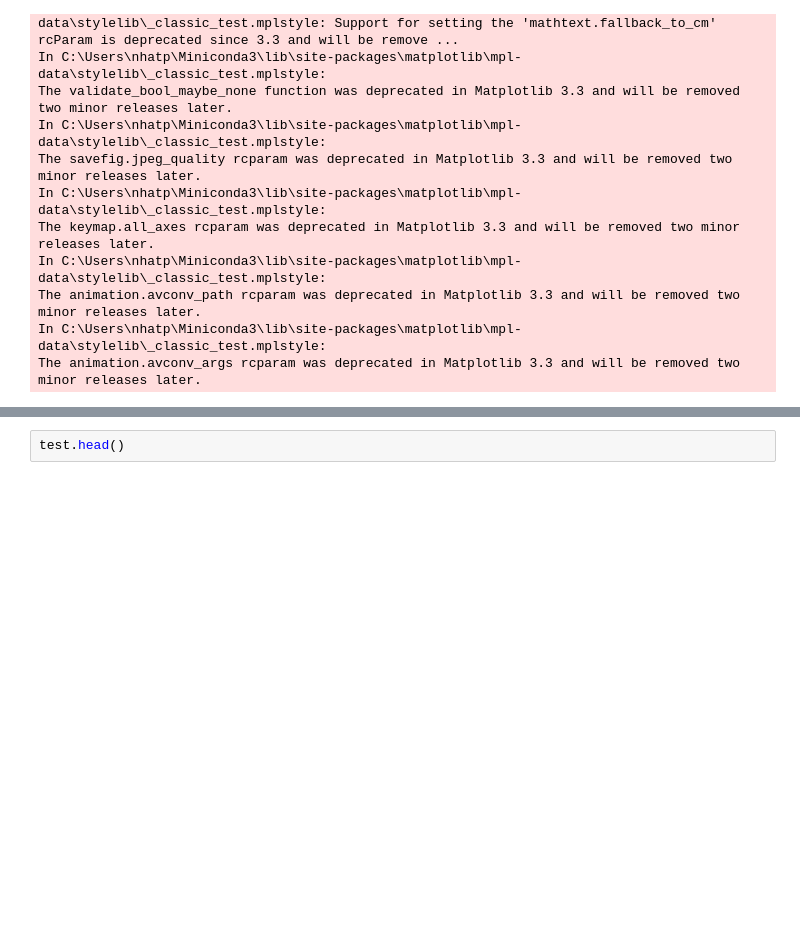
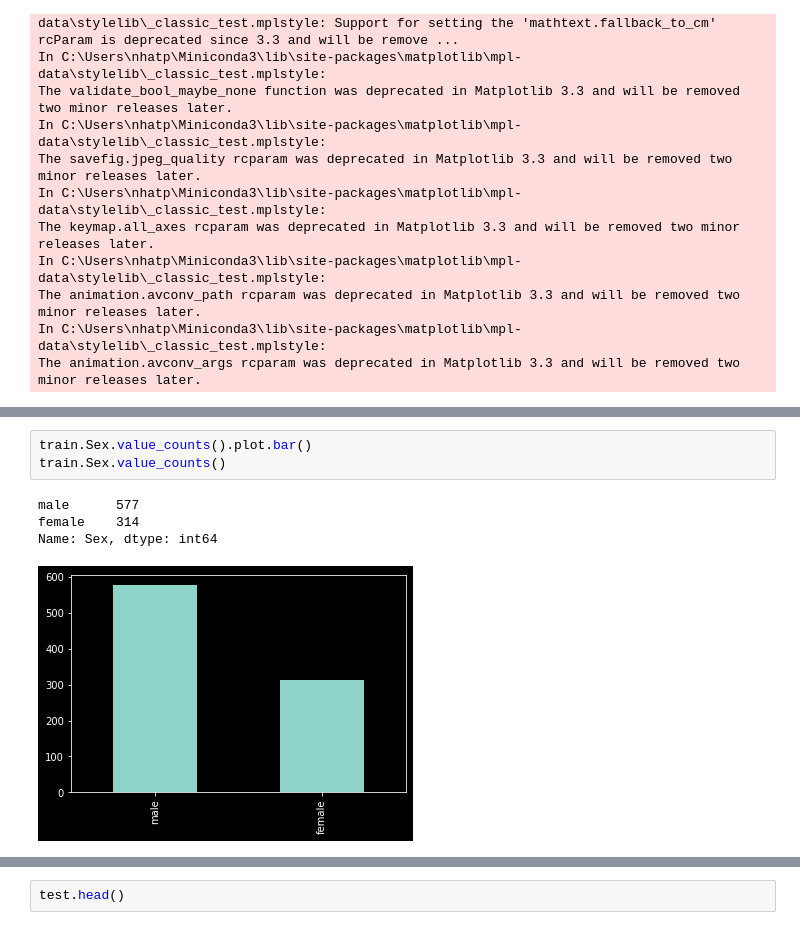
Before and after one commit to nhatpbdlb/titanic_kaggle, a Jupyter notebook: titanic_kaggle.ipynb, the cells around one changed output, grey strips where cells are left out. Cells and saved outputs as stored; diff of their text form; blank space fills up the shorter version.

```diff
--- a/titanic_kaggle.ipynb
+++ b/titanic_kaggle.ipynb
@@ -64,0 +88,8 @@ train.head()
+# %%
+train.Sex.value_counts().plot.bar()
+train.Sex.value_counts()
+# %% [output]
+male      577
+female    314
+Name: Sex, dtype: int64
+[figure, added]
```
Also changed, not shown: parts of 78 cells of this notebook, 33 other files.
